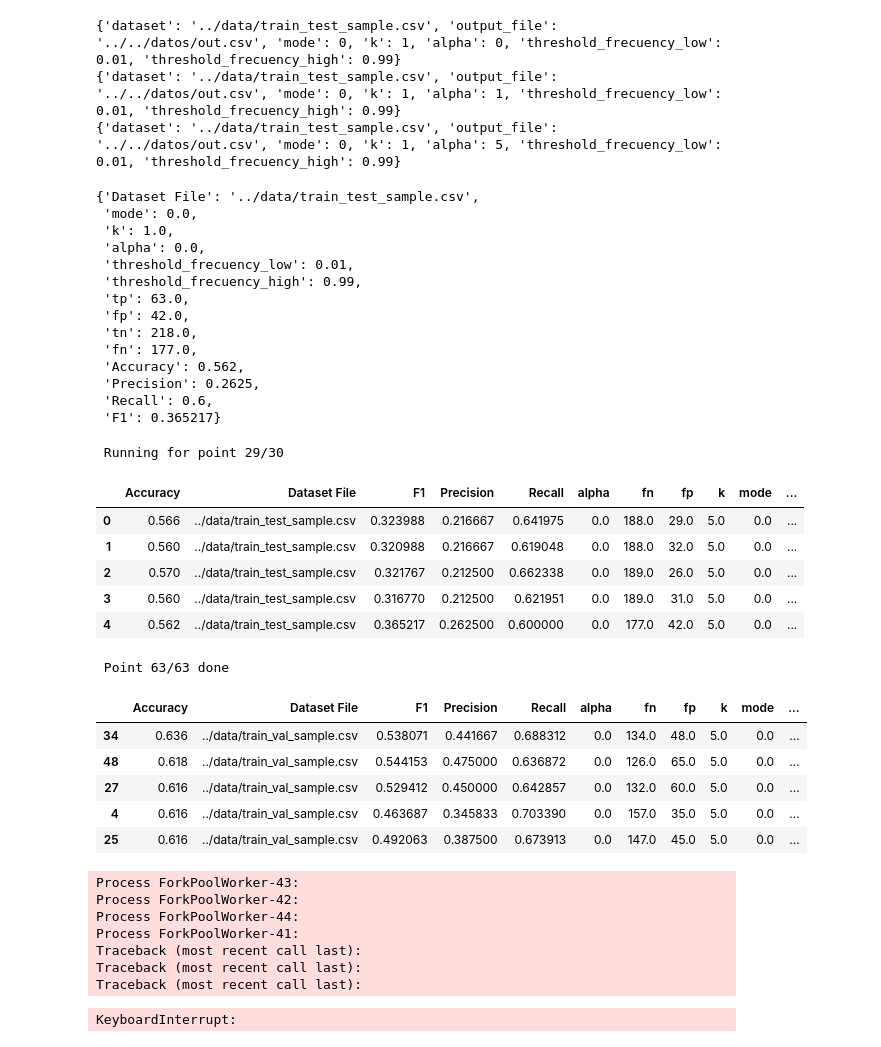
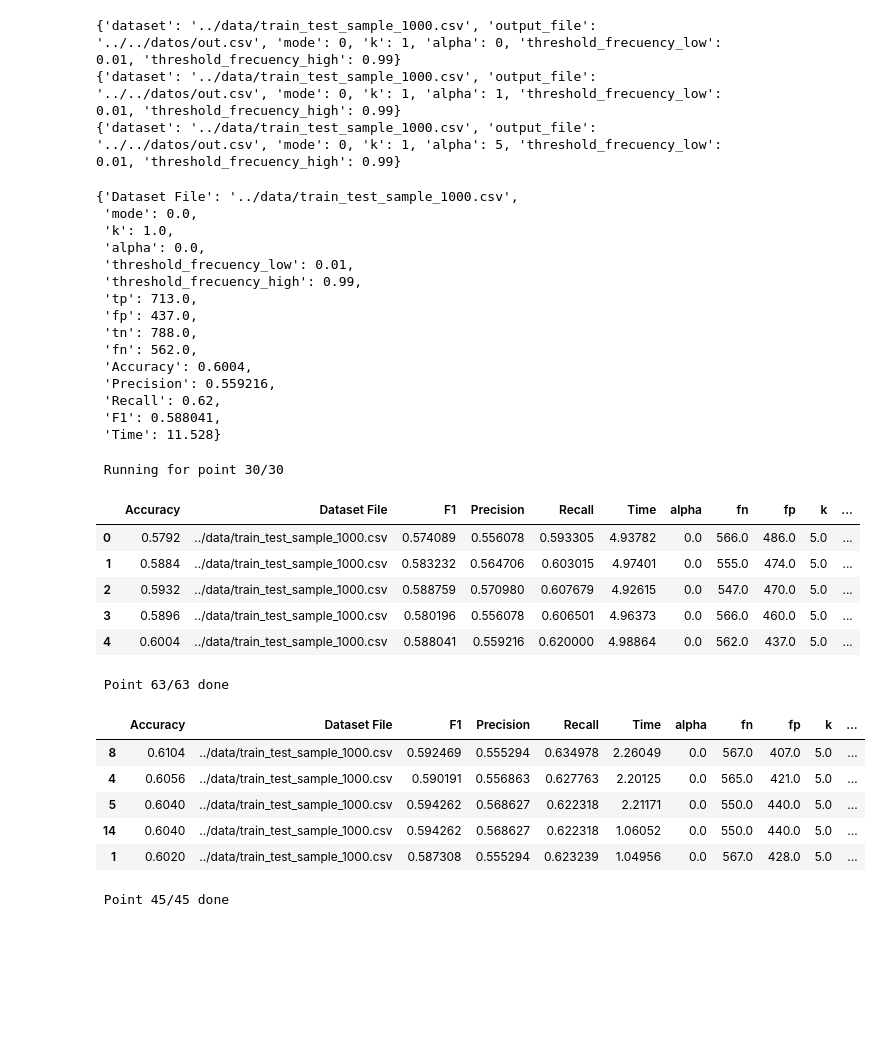
Before and after one commit to Angseton/SentimentAnalysis, a Jupyter notebook: experimentacion/Notebooks/Hyperparameter Tuning.ipynb, the cells around one changed output. Cells and saved outputs as stored; diff of their text form; code cells hidden in the pictures; blank space fills up the shorter version.

```diff
--- a/experimentacion/Notebooks/Hyperparameter Tuning.ipynb
+++ b/experimentacion/Notebooks/Hyperparameter Tuning.ipynb
@@ -28,7 +28,7 @@ def build_grid(ranges):
         yield (dict(zip(ranges.keys(), p)))
 # %%
 grid_ranges = {
-    'dataset': ['../data/train_test_sample.csv'],
+    'dataset': ['../data/train_test_sample_1000.csv'],
     'output_file': ['../../datos/out.csv'], # Todavia no hace nada
     'mode': [0, 1],
     'k': [1, 2, 3, 4, 5, 10, 20, 30, 50],
@@ -43,9 +43,9 @@ print(grid[0])
 print(grid[1])
 print(grid[2])
 # %% [output]
-{'dataset': '../data/train_test_sample.csv', 'output_file': '../../datos/out.csv', 'mode': 0, 'k': 1, 'alpha': 0, 'threshold_frecuency_low': 0.01, 'threshold_frecuency_high': 0.99}
-{'dataset': '../data/train_test_sample.csv', 'output_file': '../../datos/out.csv', 'mode': 0, 'k': 1, 'alpha': 1, 'threshold_frecuency_low': 0.01, 'threshold_frecuency_high': 0.99}
-{'dataset': '../data/train_test_sample.csv', 'output_file': '../../datos/out.csv', 'mode': 0, 'k': 1, 'alpha': 5, 'threshold_frecuency_low': 0.01, 'threshold_frecuency_high': 0.99}
+{'dataset': '../data/train_test_sample_1000.csv', 'output_file': '../../datos/out.csv', 'mode': 0, 'k': 1, 'alpha': 0, 'threshold_frecuency_low': 0.01, 'threshold_frecuency_high': 0.99}
+{'dataset': '../data/train_test_sample_1000.csv', 'output_file': '../../datos/out.csv', 'mode': 0, 'k': 1, 'alpha': 1, 'threshold_frecuency_low': 0.01, 'threshold_frecuency_high': 0.99}
+{'dataset': '../data/train_test_sample_1000.csv', 'output_file': '../../datos/out.csv', 'mode': 0, 'k': 1, 'alpha': 5, 'threshold_frecuency_low': 0.01, 'threshold_frecuency_high': 0.99}
 # %%
 def parse_results(output, niters):
     N, time, eigen_val, *eigen_vec = list(map(float, output.decode().split('\n')[:-1]))
@@ -75,7 +75,7 @@ def run(exc_path, params):
 # %%
 EXEC_PATH = '../executables/tp2'
 param_set = {
-    'dataset': '../data/train_test_sample.csv',
+    'dataset': '../data/train_test_sample_1000.csv',
     'output_file': '../../datos/out.csv',
     'mode': 0,
     'k': 1,
@@ -86,24 +86,25 @@ param_set = {
 out = run(EXEC_PATH, param_set)
 out
 # %% [output]
-{'Dataset File': '../data/train_test_sample.csv',
+{'Dataset File': '../data/train_test_sample_1000.csv',
  'mode': 0.0,
  'k': 1.0,
  'alpha': 0.0,
  'threshold_frecuency_low': 0.01,
  'threshold_frecuency_high': 0.99,
- 'tp': 63.0,
- 'fp': 42.0,
- 'tn': 218.0,
- 'fn': 177.0,
- 'Accuracy': 0.562,
- 'Precision': 0.2625,
- 'Recall': 0.6,
- 'F1': 0.365217}
+ 'tp': 713.0,
+ 'fp': 437.0,
+ 'tn': 788.0,
+ 'fn': 562.0,
+ 'Accuracy': 0.6004,
+ 'Precision': 0.559216,
+ 'Recall': 0.62,
+ 'F1': 0.588041,
+ 'Time': 11.528}
 # %%
 # Correrlo para una grilla chica para ver que pasa con los thresholds
 grid_ranges = {
-    'dataset': ['../data/train_test_sample.csv'],
+    'dataset': ['../data/train_test_sample_1000.csv'],
     'output_file': ['../../datos/out.csv'], # Todavia no hace nada
     'mode': [0],
     'k': [5],
@@ -119,16 +120,16 @@ for i, point in enumerate(grid):
     results.append(out)
 results_df = pd.DataFrame(results)
 # %% [output]
- Running for point 29/30
+ Running for point 30/30
 # %%
 results_df.head()
 # %% [output]
-|  | Accuracy | Dataset File | F1 | Precision | Recall | alpha | fn | fp | k | mode | ... |
-| 0 | 0.566 | ../data/train_test_sample.csv | 0.323988 | 0.216667 | 0.641975 | 0.0 | 188.0 | 29.0 | 5.0 | 0.0 | ... |
-| 1 | 0.560 | ../data/train_test_sample.csv | 0.320988 | 0.216667 | 0.619048 | 0.0 | 188.0 | 32.0 | 5.0 | 0.0 | ... |
-| 2 | 0.570 | ../data/train_test_sample.csv | 0.321767 | 0.212500 | 0.662338 | 0.0 | 189.0 | 26.0 | 5.0 | 0.0 | ... |
-| 3 | 0.560 | ../data/train_test_sample.csv | 0.316770 | 0.212500 | 0.621951 | 0.0 | 189.0 | 31.0 | 5.0 | 0.0 | ... |
-| 4 | 0.562 | ../data/train_test_sample.csv | 0.365217 | 0.262500 | 0.600000 | 0.0 | 177.0 | 42.0 | 5.0 | 0.0 | ... |
+|  | Accuracy | Dataset File | F1 | Precision | Recall | Time | alpha | fn | fp | k | ... |
+| 0 | 0.5792 | ../data/train_test_sample_1000.csv | 0.574089 | 0.556078 | 0.593305 | 4.93782 | 0.0 | 566.0 | 486.0 | 5.0 | ... |
+| 1 | 0.5884 | ../data/train_test_sample_1000.csv | 0.583232 | 0.564706 | 0.603015 | 4.97401 | 0.0 | 555.0 | 474.0 | 5.0 | ... |
+| 2 | 0.5932 | ../data/train_test_sample_1000.csv | 0.588759 | 0.570980 | 0.607679 | 4.92615 | 0.0 | 547.0 | 470.0 | 5.0 | ... |
+| 3 | 0.5896 | ../data/train_test_sample_1000.csv | 0.580196 | 0.556078 | 0.606501 | 4.96373 | 0.0 | 566.0 | 460.0 | 5.0 | ... |
+| 4 | 0.6004 | ../data/train_test_sample_1000.csv | 0.588041 | 0.559216 | 0.620000 | 4.98864 | 0.0 | 562.0 | 437.0 | 5.0 | ... |
 # %%
 # results_df.sort_values('Accuracy')
 # %%
@@ -138,7 +139,7 @@ results_df.head()
 import sys
 from multiprocessing import Pool
 
-def run_grid_in_parallel(grid, n_proc=4):
+def run_grid_in_parallel(grid, n_proc=18):
     """Run a grid on n_proc workers"""
     done, results = 0, []
 
@@ -158,7 +159,7 @@ def run_grid_in_parallel(grid, n_proc=4):
     return pd.DataFrame(results)
 
 grid_ranges = {
-    'dataset': ['../data/train_val_sample.csv'],
+    'dataset': ['../data/train_test_sample_1000.csv'],
     'output_file': ['../../datos/out.csv'], # Todavia no hace nada
     'mode': [0],
     'k': [5],
@@ -171,14 +172,14 @@ res = run_grid_in_parallel(grid)
 # %% [output]
  Point 63/63 done
 # %%
-res.sort_values('Accuracy', ascending=False).iloc[0]['']
+res.sort_values('Accuracy', ascending=False).head()
 # %% [output]
-|  | Accuracy | Dataset File | F1 | Precision | Recall | alpha | fn | fp | k | mode | ... |
-| 34 | 0.636 | ../data/train_val_sample.csv | 0.538071 | 0.441667 | 0.688312 | 0.0 | 134.0 | 48.0 | 5.0 | 0.0 | ... |
-| 48 | 0.618 | ../data/train_val_sample.csv | 0.544153 | 0.475000 | 0.636872 | 0.0 | 126.0 | 65.0 | 5.0 | 0.0 | ... |
-| 27 | 0.616 | ../data/train_val_sample.csv | 0.529412 | 0.450000 | 0.642857 | 0.0 | 132.0 | 60.0 | 5.0 | 0.0 | ... |
-| 4 | 0.616 | ../data/train_val_sample.csv | 0.463687 | 0.345833 | 0.703390 | 0.0 | 157.0 | 35.0 | 5.0 | 0.0 | ... |
-| 25 | 0.616 | ../data/train_val_sample.csv | 0.492063 | 0.387500 | 0.673913 | 0.0 | 147.0 | 45.0 | 5.0 | 0.0 | ... |
+|  | Accuracy | Dataset File | F1 | Precision | Recall | Time | alpha | fn | fp | k | ... |
+| 8 | 0.6104 | ../data/train_test_sample_1000.csv | 0.592469 | 0.555294 | 0.634978 | 2.26049 | 0.0 | 567.0 | 407.0 | 5.0 | ... |
+| 4 | 0.6056 | ../data/train_test_sample_1000.csv | 0.590191 | 0.556863 | 0.627763 | 2.20125 | 0.0 | 565.0 | 421.0 | 5.0 | ... |
+| 5 | 0.6040 | ../data/train_test_sample_1000.csv | 0.594262 | 0.568627 | 0.622318 | 2.21171 | 0.0 | 550.0 | 440.0 | 5.0 | ... |
+| 14 | 0.6040 | ../data/train_test_sample_1000.csv | 0.594262 | 0.568627 | 0.622318 | 1.06052 | 0.0 | 550.0 | 440.0 | 5.0 | ... |
+| 1 | 0.6020 | ../data/train_test_sample_1000.csv | 0.587308 | 0.555294 | 0.623239 | 1.04956 | 0.0 | 567.0 | 428.0 | 5.0 | ... |
 # %%
 def score_metrics(scores, metrics=['Accuracy', 'F1','Precision', 'Recall'], top=5):
     for metric in metrics:
@@ -188,7 +189,7 @@ def score_metrics(scores, metrics=['Accuracy', 'F1','Precision', 'Recall'], top=
 import sys
 from multiprocessing import Pool
 
-def run_grid_in_parallel(grid, n_proc=4):
+def run_grid_in_parallel(grid, n_proc=18):
     """Run a grid on n_proc workers"""
     done, results = 0, []
 
@@ -208,23 +209,16 @@ def run_grid_in_parallel(grid, n_proc=4):
     return pd.DataFrame(results)
 
 grid_ranges = {
-    'dataset': ['../data/train_val_sample.csv'],
+    'dataset': ['../data/train_test_sample_1000.csv'],
     'output_file': ['../../datos/out.csv'], # Todavia no hace nada
     'mode': [1],
     'k': [1, 2, 3, 5, 7, 9, 10, 15, 20],
     'alpha': [25, 50, 75, 100, 150],
-    'threshold_frecuency_low': [0.01],
+    'threshold_frecuency_low': [0.05],
     'threshold_frecuency_high': [0.99],
 }
 grid = list(build_grid(grid_ranges))
-res = run_grid_in_parallel(grid)
+res_2 = run_grid_in_parallel(grid)
 # %% [output]
-Process ForkPoolWorker-43:
-Process ForkPoolWorker-42:
-Process ForkPoolWorker-44:
-Process ForkPoolWorker-41:
-Traceback (most recent call last):
-Traceback (most recent call last):
-Traceback (most recent call last):
+ Point 45/45 done
-KeyboardInterrupt:
 # %%
```
Also changed, not shown: parts of 14 cells of this notebook, 11 other files.
